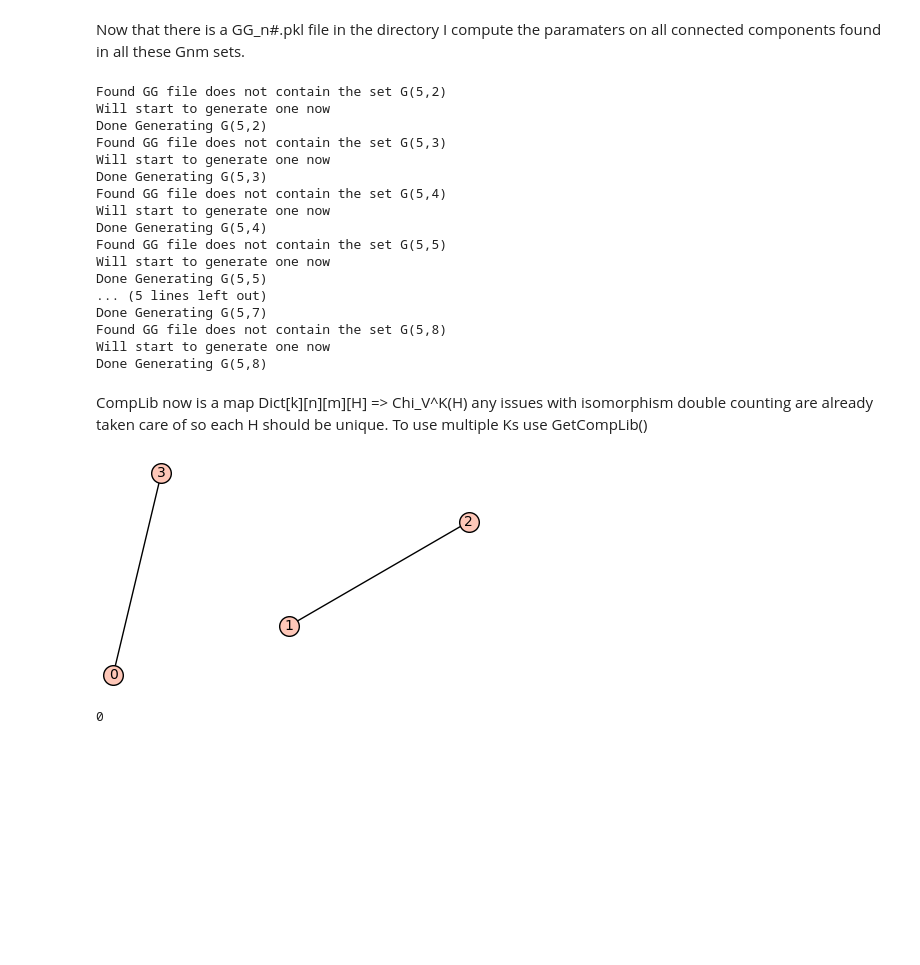
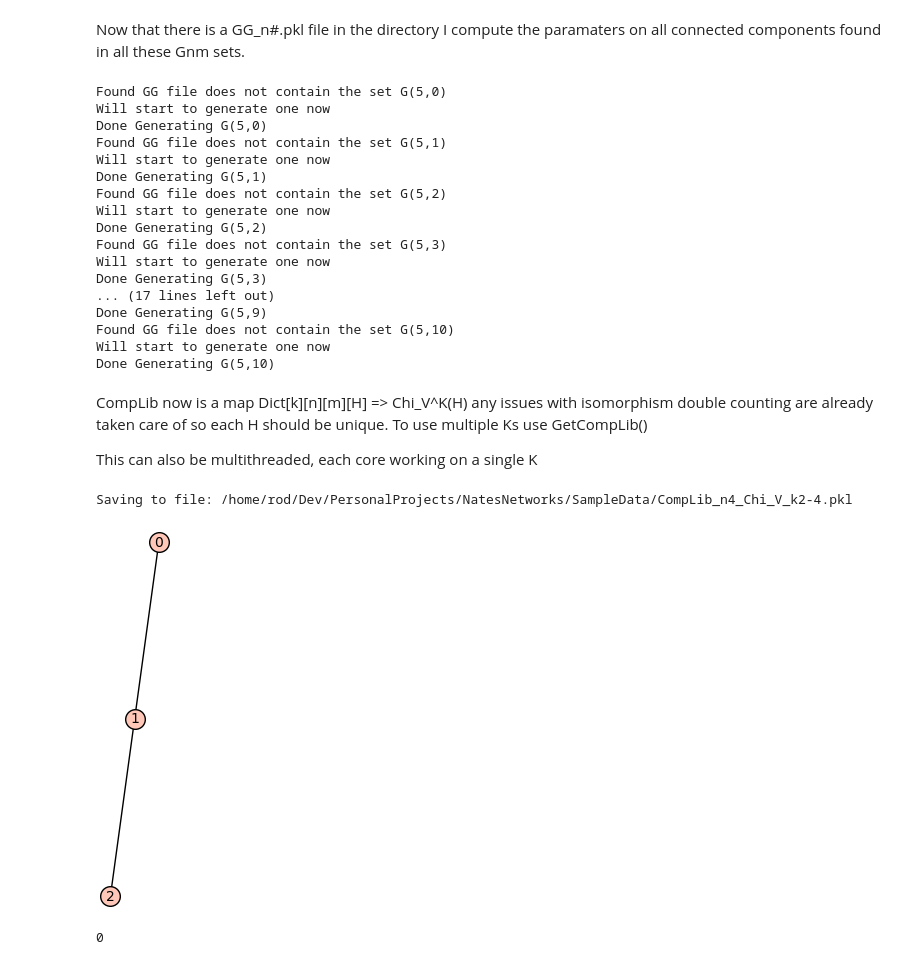
Before and after one commit to rodrigoReyrios/NetworkReliability2, a Jupyter notebook: MinMax2Demo.ipynb, the cells around one changed output. Saved outputs shown, nothing was run; the diff lists cells and outputs as text; code cells hidden in the pictures; blank space fills up the shorter version.

Commit message:
January 25, 2022 	- Moved Data to a new folder 	- Added a modified GenCompLib functionality for more multi-threading 	- Added more intuitive file handling

```diff
--- a/MinMax2Demo.ipynb
+++ b/MinMax2Demo.ipynb
@@ -68,5 +68,6 @@ for i in GG4[4][2]:
 # %%
 #To save the GGfile trun GenGG(), this pickles a file with the Gnm data aswell as runtime info
 #the argument are the same as GetGG()
-mm.GenGG(4)
+path = os.getcwd()+"/SampleData"
+mm.GenGG(4,dirs=path)
 # %% [output]
@@ -99,29 +109,31 @@ CompLib = mm.CompLibSingleK(4,sym=Sym,typ=Typ,k=K)
 # %%
 #Note that the reason n has to be passed is because CompLib will try to generate any Gnm sets not
 #found in the detected GG file
-CompLib = mm.CompLibSingleK(5,sym=Sym,typ=Typ,k=K)
+CompLib = mm.CompLibSingleK(5,sym=Sym,typ=Typ,k=K,dirs=path)
 # %% [output]
+Found GG file does not contain the set G(5,0)
+Will start to generate one now
+Done Generating G(5,0)
+Found GG file does not contain the set G(5,1)
+Will start to generate one now
+Done Generating G(5,1)
 Found GG file does not contain the set G(5,2)
 Will start to generate one now
 Done Generating G(5,2)
 Found GG file does not contain the set G(5,3)
 Will start to generate one now
 Done Generating G(5,3)
-Found GG file does not contain the set G(5,4)
+... (17 lines left out)
+Done Generating G(5,9)
+Found GG file does not contain the set G(5,10)
 Will start to generate one now
-Done Generating G(5,4)
-Found GG file does not contain the set G(5,5)
-Will start to generate one now
-Done Generating G(5,5)
-... (5 lines left out)
-Done Generating G(5,7)
-Found GG file does not contain the set G(5,8)
-Will start to generate one now
-Done Generating G(5,8)
+Done Generating G(5,10)
 # %% [markdown]
 CompLib now is a map
 Dict[k][n][m][H] => Chi_V^K(H)
 any issues with isomorphism double counting are already taken care of so each H should be unique.
 To use multiple Ks use GetCompLib()
+
+This can also be multithreaded, each core working on a single K
 # %%
 # GetCompLib needs a list or range of Ks to use
@@ -132,28 +143,30 @@ CompLib = mm.GetCompLib(np=4,sym=Sym,typ=Typ,ks=[2,3])
 #Similar to the GenGG() auto pickling GG data ina nice ditc, GenCompLib() packages CompLib data
 #into a nice dictionary with some data
 
-mm.GenCompLib(np=4,sym=Sym,typ=Typ,ks=[2,3,4])
+mm.GenCompLib(np=4,sym=Sym,typ=Typ,ks=[2,3,4],dirs=path)
+# %% [output]
+Saving to file: /home/rod/Dev/PersonalProjects/NatesNetworks/SampleData/CompLib_n4_Chi_V_k2-4.pkl
 # %%
 #there is also a FindCompLib() to find the name of largest CompLib and LoadCompLib() to load
 #the largest CompLib file
-CompLibFile = mm.LoadCompLib(sym='Chi',typ='V')
+CompLibFile = mm.LoadCompLib(sym='Chi',typ='V',dirs=path)
 CompLib = CompLibFile['Data']
 # %%
 #Now that there is a CompLib that maps
 # Dict[k][n][m][H] => Sym_#^k(H) for each connected component H with n vertices and m edges
 #MinMaxLooUp() takes a graph H and a map
 # Dict[n][m][H] => #
 #The ide here is that if the correct subdictionary of CompLib is passed this calculates
 #MinMax by just refrenceing precomputed values
 
 #because of the way CompLib is made CompLib[2] is associated with vertex removals to get Chi under 2
 CompL = CompLib[2]
 
-H = graphs.RandomGNM(4,2)
+H = graphs.RandomGNM(3,2)
 
 show(H)
 
 mm.MinMaxLookUp(H,CompL)
 # %% [output]
-[figure, old version]
+[figure, new version]
 0
```
Also changed, not shown: parts of 8 cells of this notebook, 6 other files.
